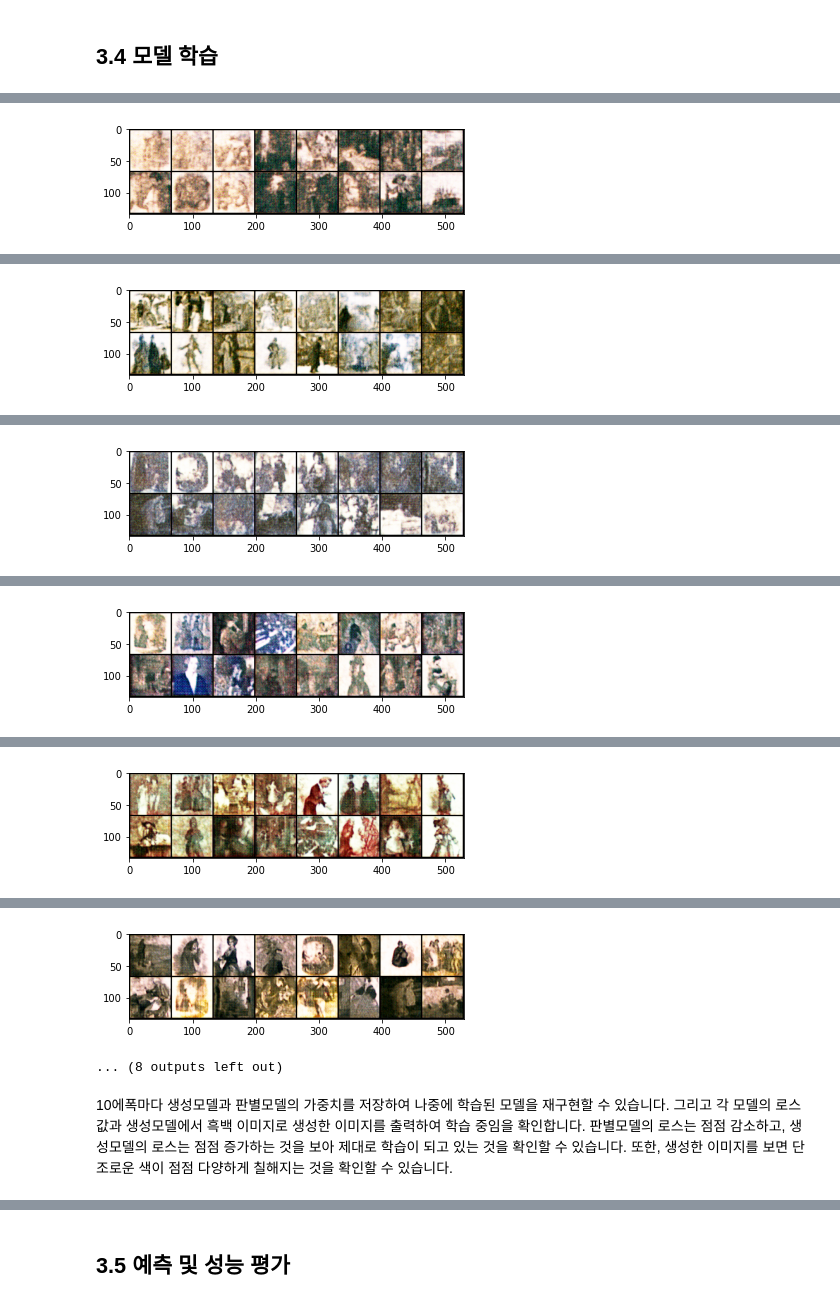
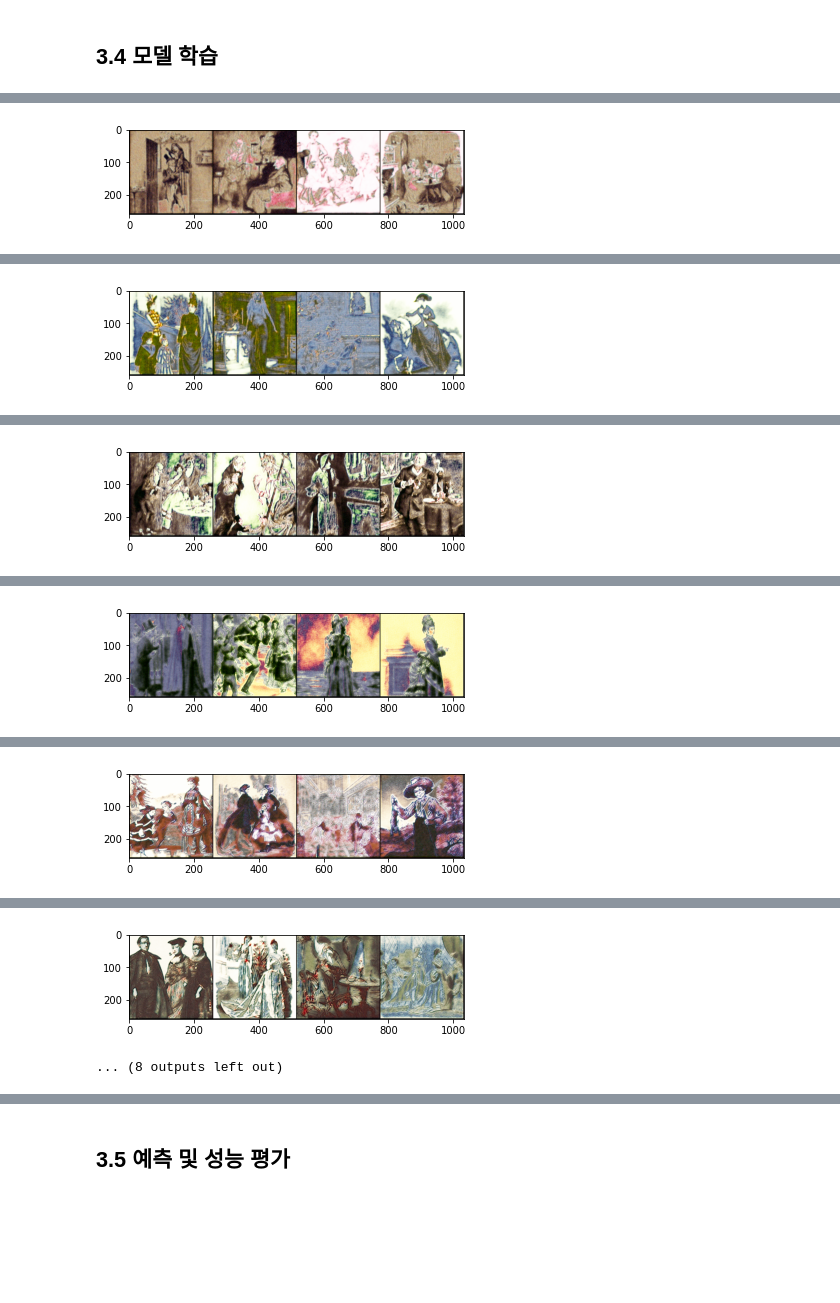
Before and after one commit to Pseudo-Lab/Tutorial-Book, a Jupyter notebook: book/chapters/GAN/Ch3-GAN.ipynb, the cells around one changed output, grey strips where cells are left out. Saved outputs shown, nothing was run; the diff lists cells and outputs as text; code cells hidden in the pictures; blank space fills up the shorter version.

```diff
--- a/book/chapters/GAN/Ch3-GAN.ipynb
+++ b/book/chapters/GAN/Ch3-GAN.ipynb
@@ -71,6 +71,6 @@ gpu = 0
 # %%
 transforms_ = [
-    transforms.Resize((img_height, img_width), Image.BICUBIC),
+    # transforms.Resize((img_height, img_width), Image.BICUBIC),
     transforms.ToTensor(),
     # transforms.Normalize(mean=[0.485, 0.456, 0.406], std=[0.229, 0.224, 0.225]),
 ]
@@ -79,9 +87,3 @@ transforms_ = [
-# %%
-train_loader = DataLoader(
-    victorianDataset(root, transforms_=transforms_),
-    batch_size=batch_size,
-    shuffle=True
-)
 # %%
 fig = plt.figure(figsize=(10,5))
 rows = 1
@@ -246,42 +190,34 @@ class Discriminator(nn.Module):
     def __init__(self):
         super(Discriminator, self).__init__()
         self.main = nn.Sequential(
-            # batch_size * 3 * 64 * 64
             nn.Conv2d(3,64,kernel_size = 4, stride = 2, padding = 1, bias = False),
             nn.LeakyReLU(0.2, inplace = True),
 
-            # batch_size * 64 * 32 * 32
             nn.Conv2d(64,128,kernel_size = 4, stride = 2, padding = 1, bias = False),
             nn.BatchNorm2d(128),
             nn.LeakyReLU(0.2, inplace = True),
 
-            # batch _size * 64 * 32 * 32
             nn.Conv2d(128, 128, kernel_size = 1, stride = 1, padding = 0, bias = False),
             nn.BatchNorm2d(128),
             nn.LeakyReLU(0.2, inplace = True),
 
-            # batch_size * 128 * 16 * 16
             nn.Conv2d(128, 256, kernel_size = 4, stride = 2, padding = 1, bias = False),
             nn.BatchNorm2d(256),
             nn.LeakyReLU(0.2, inplace = True),
 
-            # batch_size * 256 * 8 * 8
             nn.Conv2d(256, 512, kernel_size = 4, stride = 2, padding = 1, bias = False),
             nn.BatchNorm2d(512),
             nn.LeakyReLU(0.2, inplace = True),
 
-            # batch_size * 512 * 4 * 4
             nn.Conv2d(512, 1024, kernel_size = 4, stride = 2, padding = 1, bias = False),
             nn.BatchNorm2d(1024),
             nn.LeakyReLU(0.2, inplace = True),
 
-            # batch_size * 1024 * 2 * 2
             )
 
 
-        # batch_size * 1024 * 2 * 2
         self.fc = nn.Sequential(
-            nn.Linear(1024 * 2 * 2 , 1024),
+            nn.Linear(1024 * 8 * 8 , 1024),
             nn.LeakyReLU(0.2),
             nn.Linear(1024, 256),
             nn.LeakyReLU(0.2),
@@ -354,5 +292,5 @@ Discriminator(
 # %%
-max_epoch = 100
+max_epoch = 50
 optimizerD = torch.optim.Adam(Discri.parameters(), lr = 0.0002,betas = (0.5, 0.999))
 optimizerG = torch.optim.Adam(Gener.parameters(), lr = 0.0002, betas = (0.5, 0.999))
 # %%
@@ -363,15 +301,32 @@ for epoch in range(max_epoch):
         gray, color = data['A'], data['B']
         b_size = len(data['A'])
 
-        color = torch.from_numpy(np.resize(color.numpy(), (b_size, 3, 64, 64)))
-        grays = torch.from_numpy(np.resize(gray.numpy(), (b_size, 1, 64, 64)))  # gray >> grays (batch_size * 1 * 64 * 64)
+        color = torch.from_numpy(np.resize(color.numpy(), (b_size, 3, img_height, img_width)))
+        grays = torch.from_numpy(np.resize(gray.numpy(), (b_size, 1, img_height, img_width)))
+
+
+        ######## 생성모델(Generator) 학습 ########
+        ######## Train Generator ########
+        noise = torch.randn(b_size, 1, img_height, img_width).uniform_(0,1)
+        gray_noise = Variable(torch.cat([grays,noise],dim=1).cuda(gpu))
+        fake_img = Gener(gray_noise)
+        output = Discri(fake_img,b_size)
+        g_loss = torch.mean((output-1)**2)
+
+
+        ######## 역전파 & 생성모델 최적화 ########
+        ######## Backpropagation & Optimize G ########
+        Discri.zero_grad()
+        Gener.zero_grad()
+        g_loss.backward()
+        optimizerG.step()
 
 
         ######## 판별모델(Discriminator) 학습 ########
         ######## Train Discriminator ########
         color = Variable(color.cuda(gpu))
-        noise = torch.randn(b_size, 1, 64, 64).uniform_(0,1)
-        gray_noise = Variable(torch.cat([grays,noise],dim=1).cuda(gpu))
+        noise = torch.randn(b_size, 1, img_height, img_width).uniform_(0,1)
+        gray_noise2 = Variable(torch.cat([grays,noise],dim=1).cuda(gpu))
 
 
         ######## 판별모델이 컬러 이미지를 진짜(real)로 인식하도록 학습 ########
@@ -382,7 +337,7 @@ for epoch in range(max_epoch):
 
         ######## 판별모델이 흑백 이미지를 가짜(fake)로 인식하도록 학습 ########
         ######## Train d to recognize fake image as fake ########
-        fake_img = Gener(gray_noise)
+        fake_img = Gener(gray_noise2)
         output = Discri(fake_img,b_size)
         fake_loss = torch.mean(output**2)
 
@@ -396,27 +351,10 @@ for epoch in range(max_epoch):
         optimizerD.step()
 
 
-        ######## 생성모델(Generator) 학습 ########
-        ######## Train Generator ########
-        noise = torch.randn(b_size, 1, 64, 64).uniform_(0,1)
-        gray_noise2 = Variable(torch.cat([grays,noise],dim=1).cuda(gpu))
-        fake_img = Gener(gray_noise2)
-        output = Discri(fake_img,b_size)
-        g_loss = torch.mean((output-1)**2)
-
-
-        ######## 역전파 & 생성모델 최적화 ########
-        ######## Backpropagation & Optimize G ########
-        Discri.zero_grad()
-        Gener.zero_grad()
-        g_loss.backward()
-        optimizerG.step()
-
-
         fake_img = torchvision.utils.make_grid(fake_img.data)
 
     epoch_time = datetime.datetime.now() - start_time
-    if (epoch + 1) % 10 == 0:
+    if (epoch + 1) % 5 == 0:
         torch.save(Gener.state_dict(), "generator_%d.pth" % (epoch+1))
         torch.save(Discri.state_dict(), "discriminator_%d.pth" % (epoch+1))
 
@@ -428 +366 @@ for epoch in range(max_epoch):
-[figure, old version]
+[figure, new version]
@@ -430 +368 @@ for epoch in range(max_epoch):
-[figure, old version]
+[figure, new version]
@@ -432 +370 @@ for epoch in range(max_epoch):
-[figure, old version]
+[figure, new version]
@@ -434 +372 @@ for epoch in range(max_epoch):
-[figure, old version]
+[figure, new version]
@@ -436 +374 @@ for epoch in range(max_epoch):
-[figure, old version]
+[figure, new version]
@@ -438,4 +376,2 @@ for epoch in range(max_epoch):
-[figure, old version]
+[figure, new version]
 ... (8 outputs left out)
-# %% [markdown]
-10에폭마다 생성모델과 판별모델의 가중치를 저장하여 나중에 학습된 모델을 재구현할 수 있습니다. 그리고 각 모델의 로스값과 생성모델에서 흑백 이미지로 생성한 이미지를 출력하여 학습 중임을 확인합니다. 판별모델의 로스는 점점 감소하고, 생성모델의 로스는 점점 증가하는 것을 보아 제대로 학습이 되고 있는 것을 확인할 수 있습니다. 또한, 생성한 이미지를 보면 단조로운 색이 점점 다양하게 칠해지는 것을 확인할 수 있습니다.
```
Also changed, not shown: parts of 30 cells of this notebook, 1 other file.
